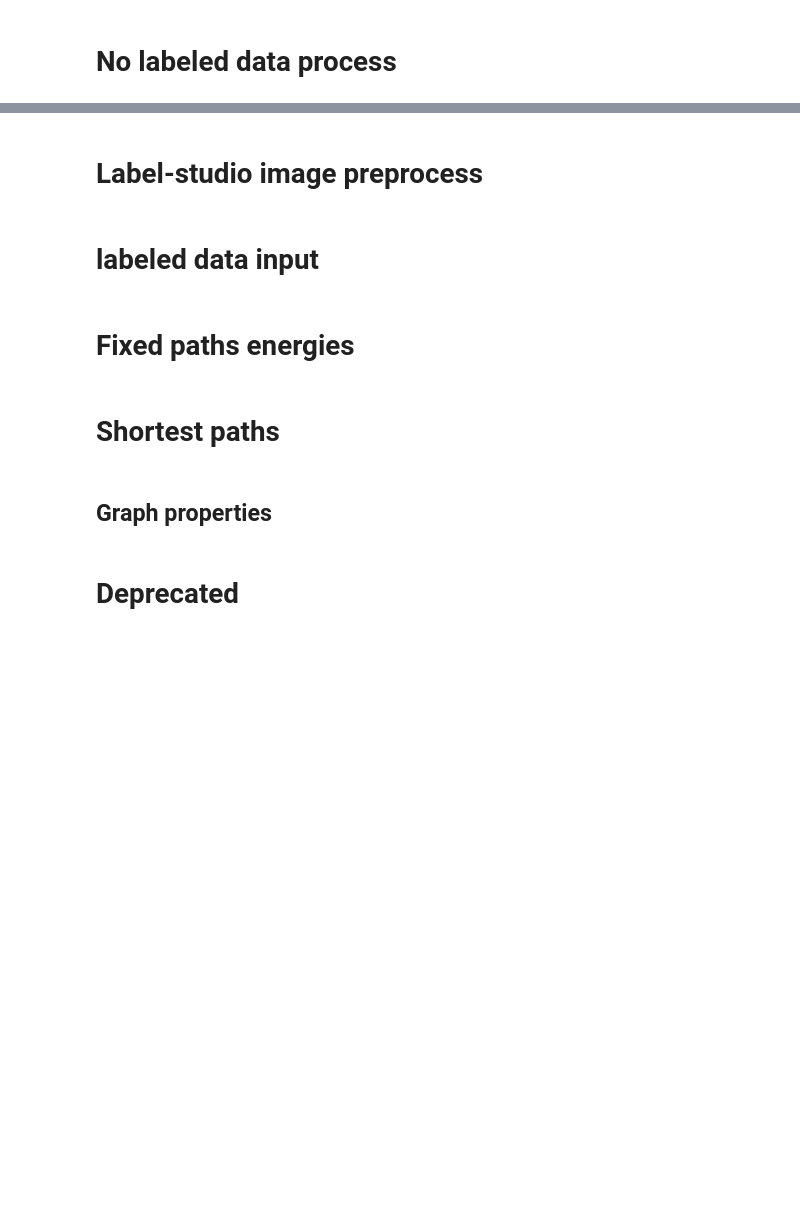
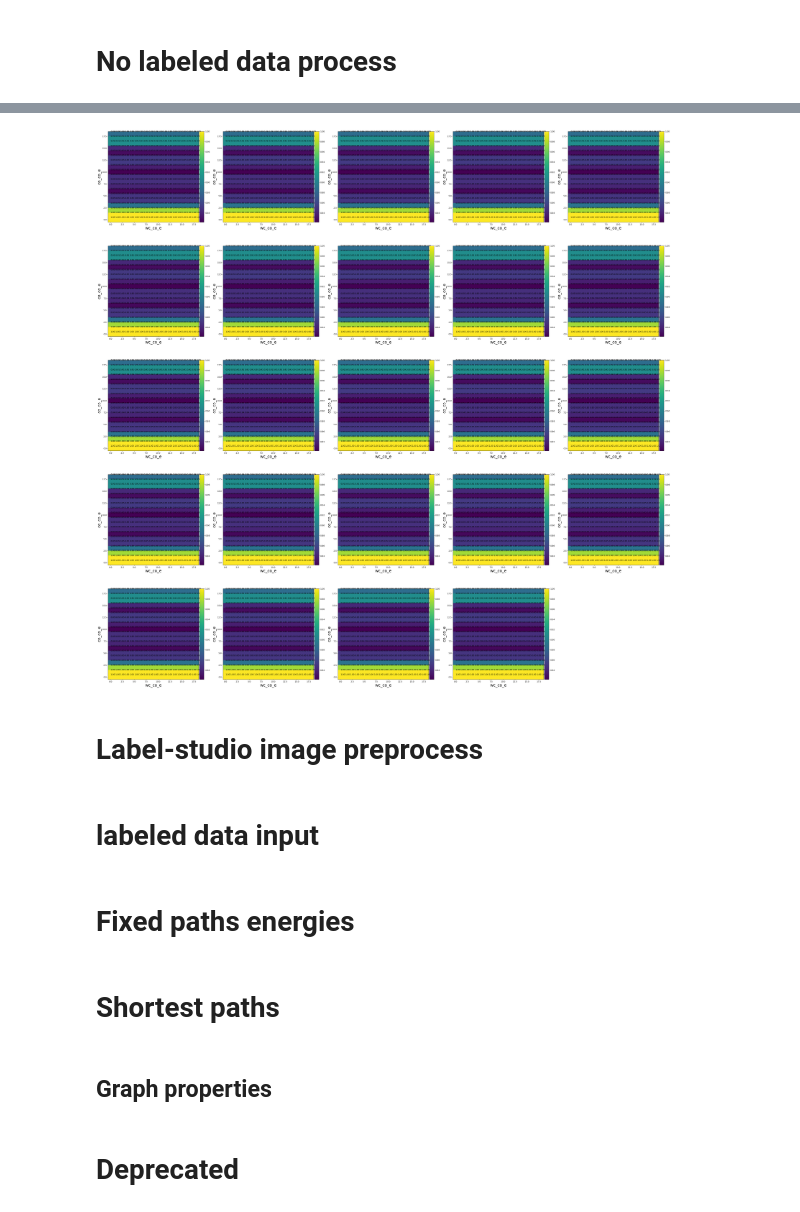
Before and after one commit to dkagramanyan/wc_cv, a Jupyter notebook: cv/4_cracks.ipynb, the cells around one changed output, grey strips where cells are left out. Cells and saved outputs as stored; diff of their text form; code cells hidden in the pictures; blank space fills up the shorter version.

```diff
--- a/cv/4_cracks.ipynb
+++ b/cv/4_cracks.ipynb
@@ -116,0 +239,11 @@ dfs = results
+# %%
+workers=20
+
+with WorkerPool(n_jobs=workers) as pool:
+    results = pool.map( find_shortest_energy_paths, tasks_data, progress_bar = True)
+# %%
+energies=np.zeros((len(cart_list), co_co_e_max, wc_co_e_max)).tolist()
+
+for p in range(step):
+    i,j,k=grid_dict[p]
+    energies[k][i][j]=results[i]
@@ -117,3 +271,75 @@ dfs = results
+# %%
+N=5
+M=5
+
+fig, axes = plt.subplots(N, M, figsize=(50, 50))
+
+step=0
+# vertical lines subplots
+for i in tqdm(range(N)):
+    # horizontal lines subplots
+    for j in range(M):
+        energy_grid=[]
+        # iterate over all entry-exit paths pairs
+        # step is a pair index
+        # BUG, [0,0] sometimes is bigger, then [0,1]
+        if step<len(cart_list):
+
+            for k,co_co_e in enumerate(range(1,co_co_e_max)):
+                energy_grid.append([])
+
+                for p,wc_co_e in enumerate(range(1,wc_co_e_max)):
+                    df = pd.DataFrame(energies[step][k][p],columns=[
+                                    'path',
+                                    'path_len_edges',
+                                    'path_len_pixels',
+                                    'energy',
+                                    'entry_node',
+                                    'exit_node',
+                                    'wc_edges',
+                                    'co_edges',
+                                    'wc_co_edges',
+                                    'wc_pixels',
+                                    'co_pixels',
+                                    'wc_co_pixels',
+                                    'wc_num',
+                                    'co_num',
+                                    'wc_co_num',
+                                    'index'])
+                    val = df['energy'].iloc[0]
+                    energy_grid[k].append(val)
+
+            data = np.array(energy_grid)
+            data = data/np.max(data)
+            im = axes[i,j].imshow(data)
+
+            # axes[i,j].set_title(f'entry {dfs[k][p]["entry_node"].values[step]}, exit {dfs[k][p]["exit_node"].values[step]}', fontsize=20)
+
+            divider = make_axes_locatable(axes[i,j])
+            cax = divider.append_axes('right', size='5%', pad=0.05)
+            fig.colorbar(im, cax=cax, orientation='vertical')
+
+            axes[i,j].invert_yaxis()
+            for k,co_co_e in enumerate(range(1,co_co_e_max)):
+                for p,wc_co_e in enumerate(range(1,wc_co_e_max)):
+                    axes[i,j].text(k + 0.5, p + 0.5, '%.2f' % data[p, k],
+                    horizontalalignment='center',
+                    verticalalignment='center',
+                    )
+
+            axes[i,j].set_ylabel(f'co_co_e',  fontsize=20)
+            axes[i,j].set_xlabel(f'wc_co_e',  fontsize=20)
+
+            step+=1
+        else:
+            fig.delaxes(axes[i][j])
+
+# if save:
+#     plt.savefig(name,  bbox_inches='tight')
+
+plt.show()
+# %% [output]
+[figure, added]
 # %%
 %%time
 
```
Also changed, not shown: parts of 6 cells of this notebook.
